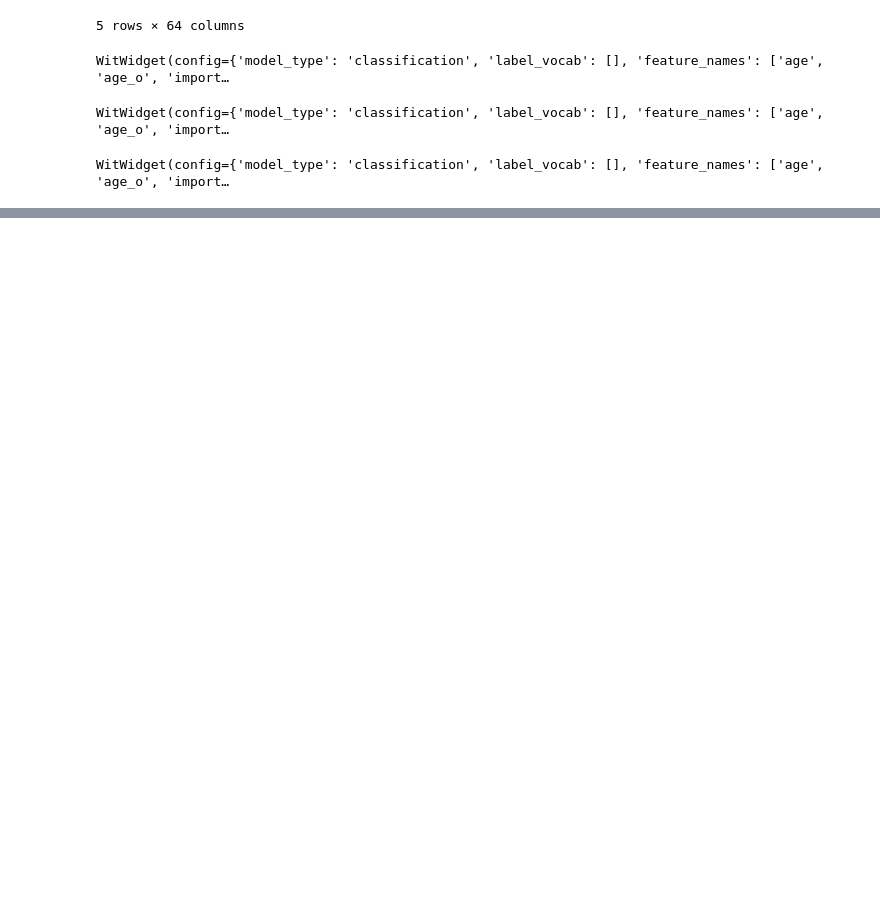
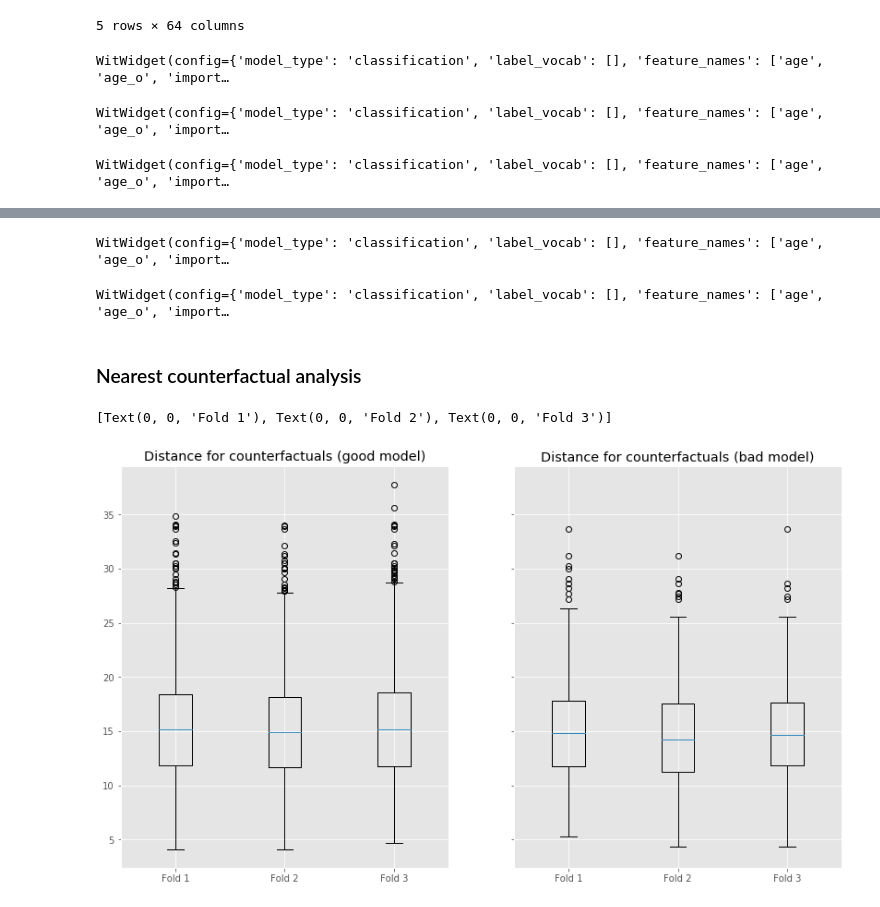
Before and after one commit to freecraver/ml_explainability, a Jupyter notebook: counterfactuals.ipynb, the cells around one changed output, grey strips where cells are left out. Cells and saved outputs as stored; diff of their text form; code cells hidden in the pictures; blank space fills up the shorter version.

Commit message:
added metrics and finished counterfactual analysis

```diff
--- a/counterfactuals.ipynb
+++ b/counterfactuals.ipynb
@@ -43,7 +43,7 @@ numeric_conv_cols = ['age', 'age_o', 'importance_same_race', 'importance_same_re
                      'theater', 'movies', 'concerts', 'music', 'shopping', 'yoga', 'interests_correlate', 'expected_happy_with_sd_people', \
                     'expected_num_interested_in_me', 'expected_num_matches', 'like', 'guess_prob_liked', 'met', 'gender']
 # %%
-df = pd.read_csv("speeddating_reduced.csv")
+df = pd.read_csv("speeddating_reduced.csv").fillna(0)
 # %%
 df.head()
 # %% [output]
@@ -95,0 +98,4 @@ WitWidget(config={'model_type': 'classification', 'label_vocab': [], 'feature_na
+# %%
+bad_models = []
+for model_path in glob.glob("model_3cv/bad_auto_model_run_*"):
+    bad_models.append(load(model_path))
@@ -95,0 +110,50 @@ WitWidget(config={'model_type': 'classification', 'label_vocab': [], 'feature_na
+# %%
+config_builder = (WitConfigBuilder(test_examples, numeric_conv_cols + ['match'])
+ .set_target_feature('match')
+ .set_custom_predict_fn(predict_for_model(1, use_bad=True))
+ .set_model_type('classification'))
+WitWidget(config_builder, height=600)
+# %% [output]
+WitWidget(config={'model_type': 'classification', 'label_vocab': [], 'feature_names': ['age', 'age_o', 'import…
+# %%
+config_builder = (WitConfigBuilder(test_examples, numeric_conv_cols + ['match'])
+ .set_target_feature('match')
+ .set_custom_predict_fn(predict_for_model(2, use_bad=True))
+ .set_model_type('classification'))
+WitWidget(config_builder, height=600)
+# %% [output]
+WitWidget(config={'model_type': 'classification', 'label_vocab': [], 'feature_names': ['age', 'age_o', 'import…
+# %% [markdown]
+### Nearest counterfactual analysis
+# %%
+from sklearn.neighbors import NearestNeighbors
+distances = []
+indices = []
+certainties=[]
+for idx, model in enumerate(models + bad_models):
+    y_pred = model.predict_proba(X)
+    X_no_match = X[y_pred[:,0]>y_pred[:,1]]
+    X_match = X[y_pred[:,0]<=y_pred[:,1]]
+    nbrs = NearestNeighbors(n_neighbors=1, algorithm='ball_tree').fit(X_no_match)
+    d, i = nbrs.kneighbors(X_match)
+    distances.append(d.flatten())
+    indices.append(i.flatten())
+    certainties.append(np.abs(y_pred[:,0] - y_pred[:,1])[y_pred[:,0]<=y_pred[:,1]])
+# %%
+import matplotlib.pyplot as plt
+import seaborn as sns
+
+plt.style.use('ggplot')
+
+%matplotlib inline
+# %%
+fig, (ax1, ax2) = plt.subplots(ncols=2, figsize=(14,8), sharey=True)
+ax1.set_title('Distance for counterfactuals (good model)')
+ax1.boxplot(distances[:3])
+ax1.set_xticklabels(['Fold ' + str(i) for i in range(1,4)])
+ax2.set_title('Distance for counterfactuals (bad model)')
+ax2.boxplot(distances[3:])
+ax2.set_xticklabels(['Fold ' + str(i) for i in range(1,4)])
+# %% [output]
+[Text(0, 0, 'Fold 1'), Text(0, 0, 'Fold 2'), Text(0, 0, 'Fold 3')]
+[figure, added]
```
Also changed, not shown: parts of 10 cells of this notebook, 1 other file.
